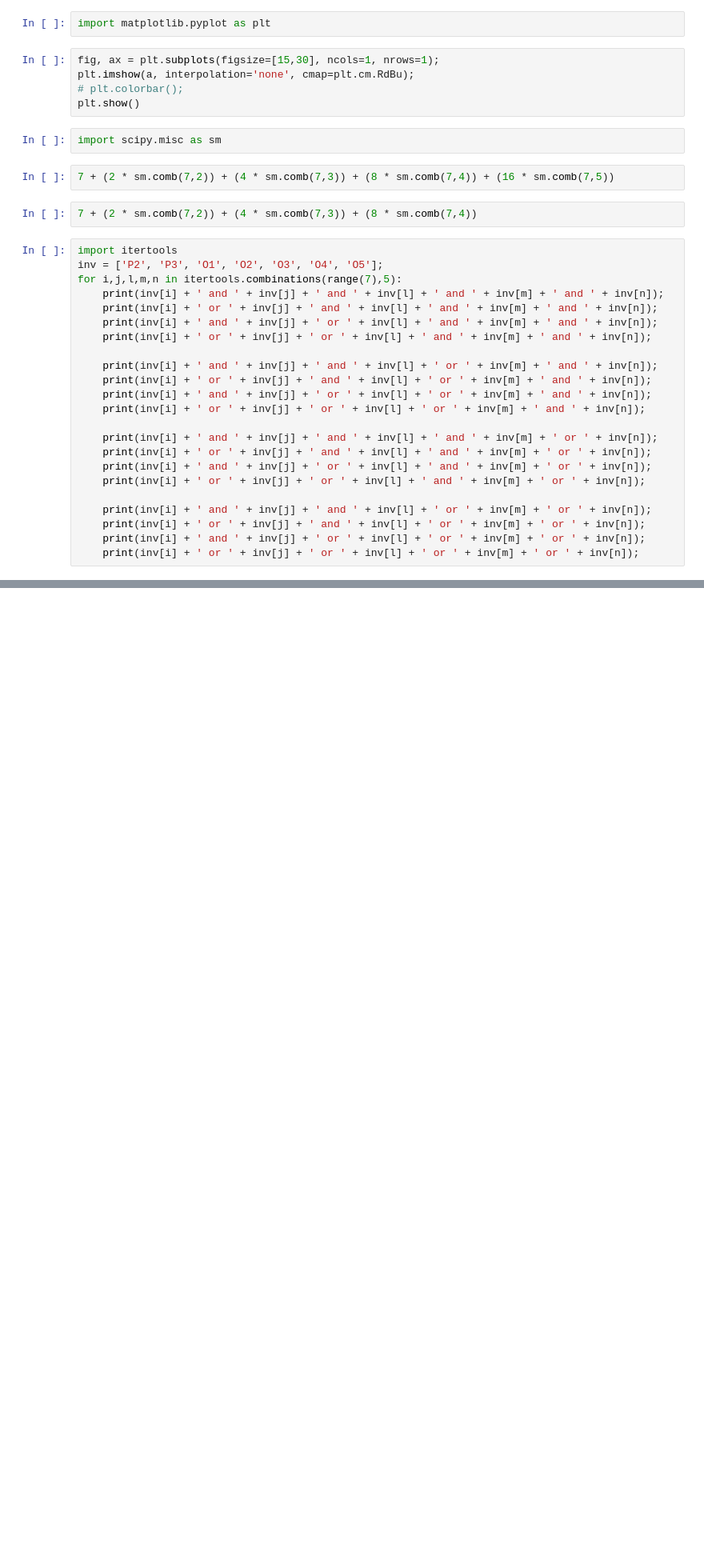
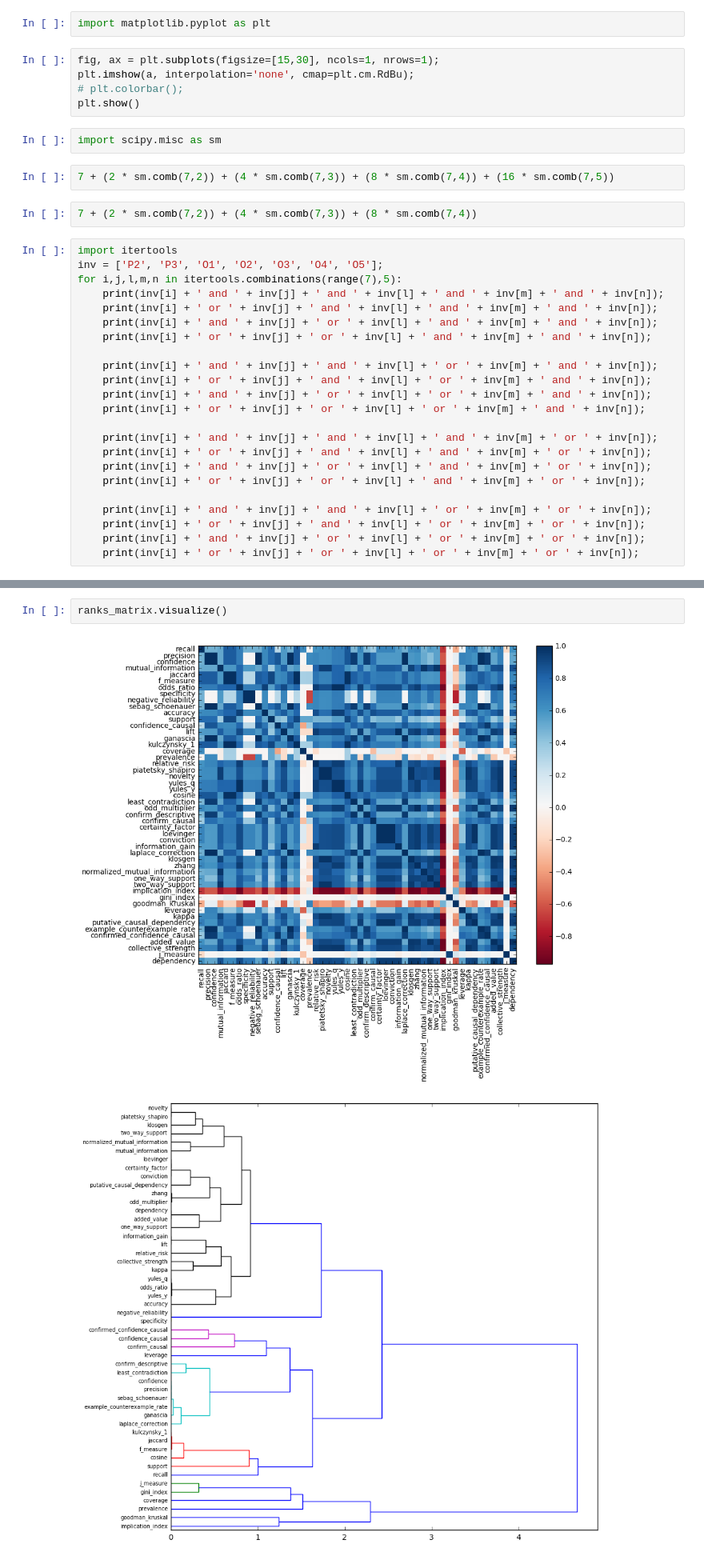
Before and after one commit to Nk173/arm_sourcecode, a Jupyter notebook: Workbook.ipynb, the cells around one changed output, grey strips where cells are left out. Shown at 80% size. Drawn from its saved outputs; the diff is of its cells as text; blank space fills up the shorter version.

```diff
--- a/Workbook.ipynb
+++ b/Workbook.ipynb
@@ -226,0 +407,5 @@ for i,j,l,m,n in itertools.combinations(range(7),5):
+# %%
+ranks_matrix.visualize()
+# %% [output]
+[figure, added]
+[figure, added]
```
Also changed, not shown: parts of 28 cells of this notebook, 3 other files.
